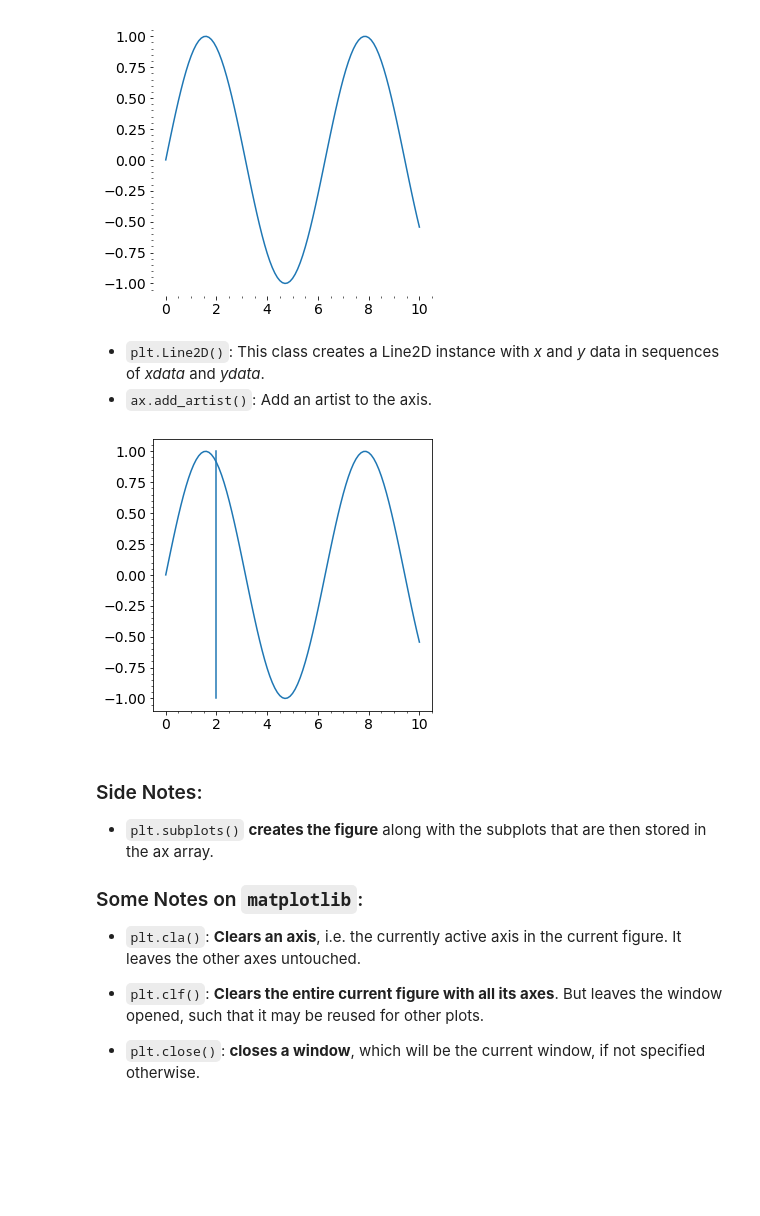
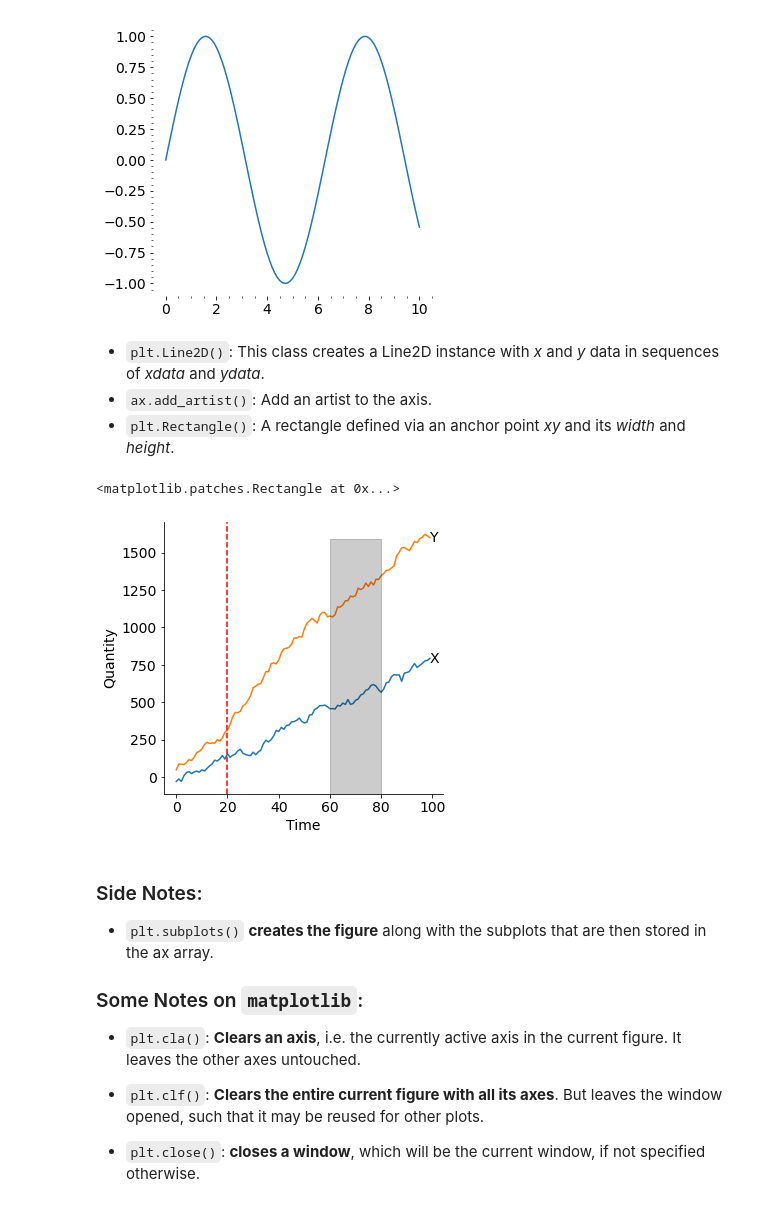
Before and after one commit to DavoodSZ1993/Python_Tutorial, a Jupyter notebook: 1_matplotlib_plots.ipynb, the cells around one changed output. Saved outputs shown, nothing was run; the diff lists cells and outputs as text; code cells hidden in the pictures; blank space fills up the shorter version.

```diff
--- a/1_matplotlib_plots.ipynb
+++ b/1_matplotlib_plots.ipynb
@@ -645,21 +645,36 @@ ax.set_frame_on(False)           # Removes the frame.
 # %% [markdown]
 * `plt.Line2D()`: This class creates a Line2D instance with *x* and *y* data in sequences of *xdata* and *ydata*.
 * `ax.add_artist()`: Add an artist to the axis.
+* `plt.Rectangle()`: A rectangle defined via an anchor point *xy* and its *width* and *height*.
-# %%
-x = np.arange(0, 10.1, 0.1)
-y = np.sin(x)
-
-fig = plt.figure(1, figsize=(5, 5))
-plt.plot(x, y)
-plt.minorticks_on()
-# plt.grid()
-
-ax = plt.gca()
-patch = plt.Line2D([2, 2], [y.min(), y.max()])
-ax.add_artist(patch)
-ax.patch.set_visible(True)
-# %% [output]
-[figure, removed]
+# %%
+df = pd.DataFrame({
+    "X": np.random.normal(10, 20, 100),
+    "Y": np.random.normal(15, 20, 100),
+}, index=range(0,100)).cumsum()
+
+fig = plt.figure(1, figsize=(5, 5))
+plt.plot(df['X'])
+plt.plot(df['Y'])
+
+ax = plt.gca()
+ax.set_xlabel('Time')
+ax.set_ylabel('Quantity')
+
+ax.spines['top'].set_visible(False)
+ax.spines['right'].set_visible(False)
+
+ax.text(df.index[-1], df.iloc[-1, 0], df.columns[0], va='center', ha='left')
+ax.text(df.index[-1], df.iloc[-1, 1], df.columns[1], va='center', ha='left')
+
+patch = plt.Line2D([20, 20], ax.get_ylim(), c='r', linestyle='--')
+ax.add_artist(patch)
+
+patch = plt.Rectangle([60, ax.get_ylim()[0]], 20, ax.get_ylim()[1],
+                      color='k', zorder=10, alpha=0.2)
+ax.add_artist(patch)
+# %% [output]
+<matplotlib.patches.Rectangle at 0x...>
+[figure, added]
 # %% [markdown]
 ### Side Notes:
 * `plt.subplots()` **creates the figure** along with the subplots that are then stored in the ax array.
```
